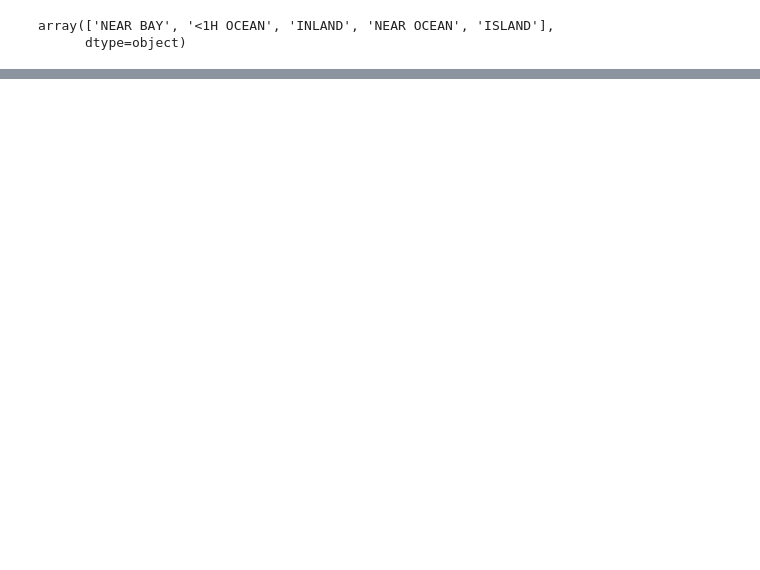
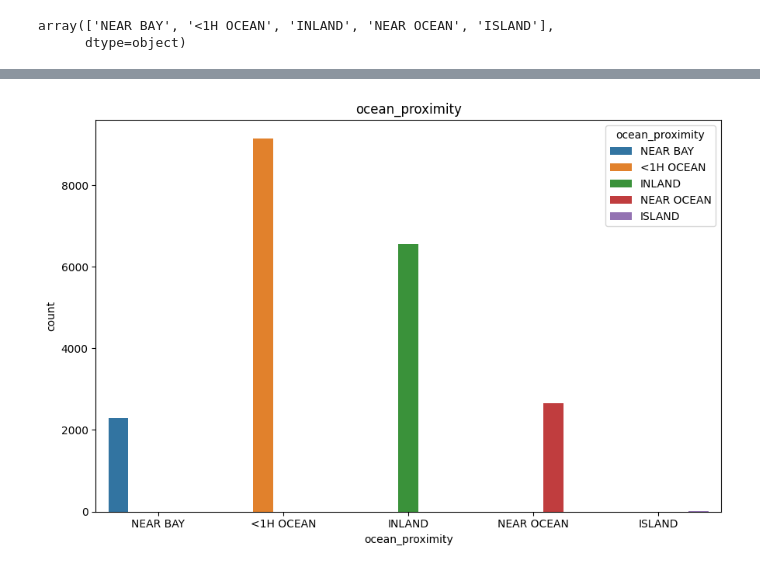
Before and after one commit to penscola/Machine-Learning-Zoomcamp, a Jupyter notebook: notebook/linear_regression.ipynb, the cells around one changed output, grey strips where cells are left out. Cells and saved outputs as stored; diff of their text form; code cells hidden in the pictures; blank space fills up the shorter version.

```diff
--- a/notebook/linear_regression.ipynb
+++ b/notebook/linear_regression.ipynb
@@ -76,0 +144,12 @@ df['total_bedrooms'].fillna(538, inplace=True)
+# %%
+numerical_cols = ['longitude', 'latitude', 'housing_median_age', 'total_rooms',
+       'total_bedrooms', 'population', 'households', 'median_income',
+       'median_house_value']
+# %%
+plt.figure(figsize=(12, 8))
+for i, col in enumerate(numerical_cols):
+    plt.subplot(3, 3, i + 1)
+    sns.histplot(df[col], kde=True)
+    plt.title(col)
+plt.tight_layout()
+plt.show()
@@ -76,0 +158,12 @@ df['total_bedrooms'].fillna(538, inplace=True)
+# %%
+categorical_cols = ['ocean_proximity']
+
+plt.figure(figsize=(9, 6))
+for i, col in enumerate(categorical_cols):
+    plt.subplot(1, 1, i + 1)
+    sns.countplot(x=col, hue='ocean_proximity', data=df)
+    plt.title("ocean_proximity")
+plt.tight_layout()
+plt.show()
+# %% [output]
+[figure, added]
```
Also changed, not shown: parts of 92 cells of this notebook.
